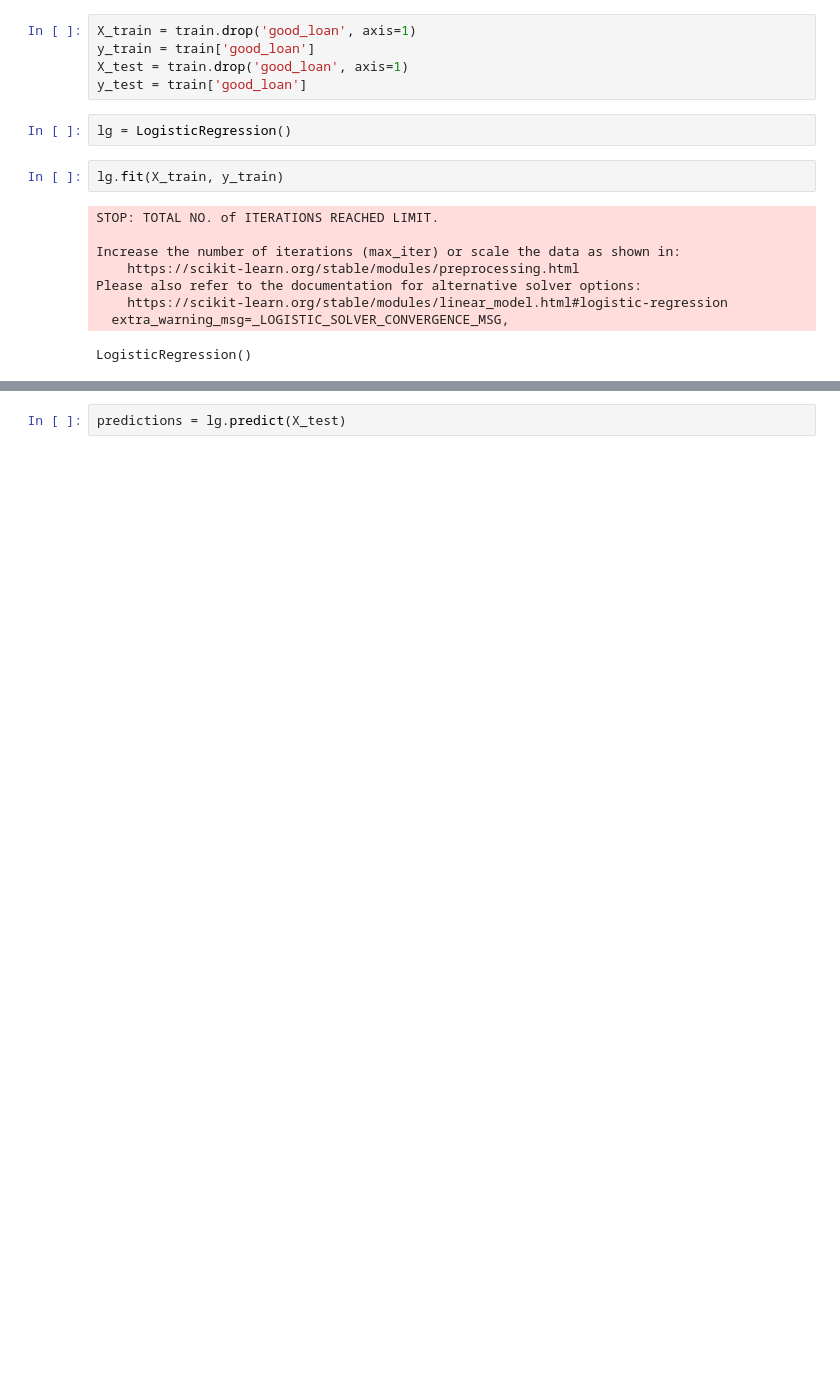
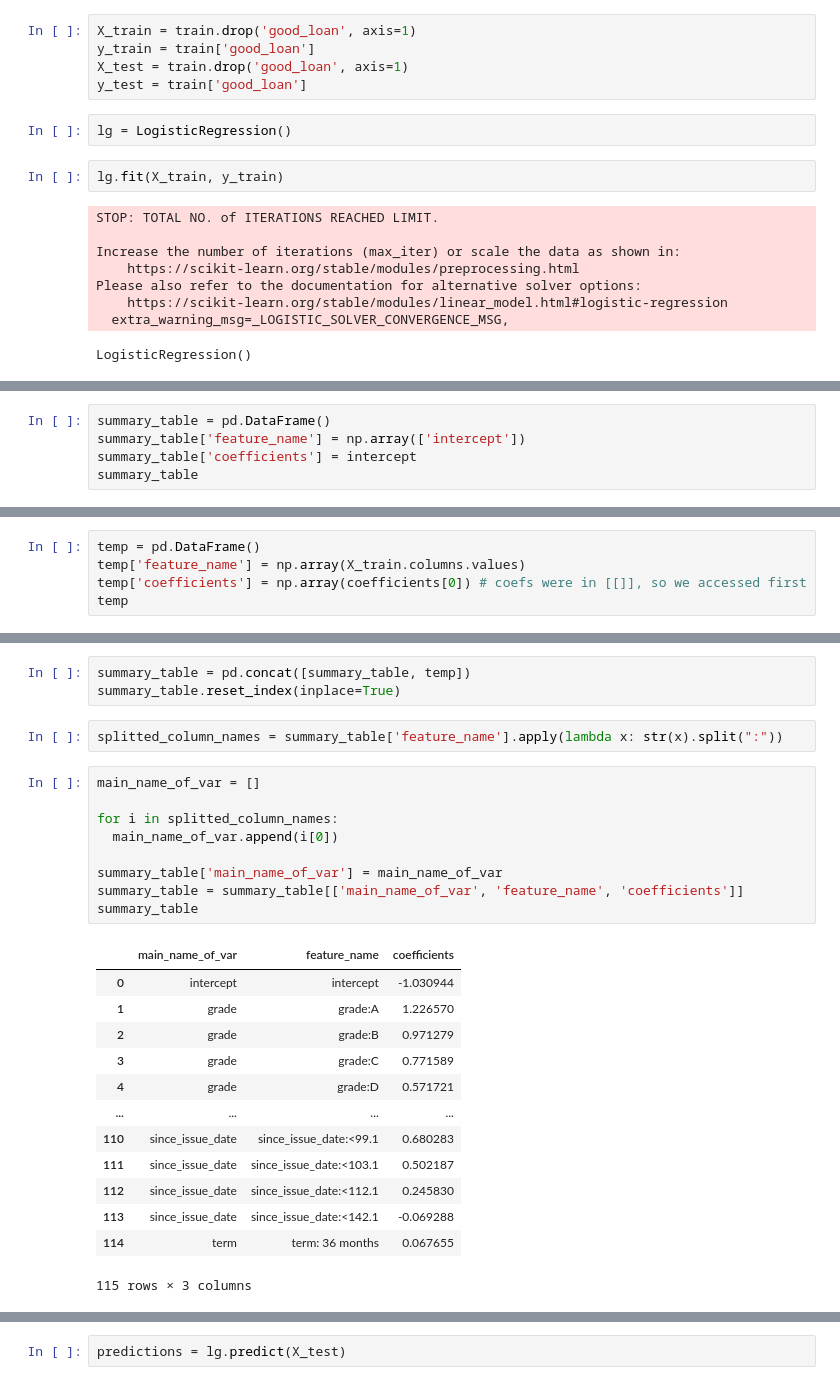
Before and after one commit to EmilSeyfullayev/Credit_Risk_Modeling_in_Python, a Jupyter notebook: Modeling.ipynb, the cells around one changed output, grey strips where cells are left out. Cells and saved outputs as stored; diff of their text form; blank space fills up the shorter version.

```diff
--- a/Modeling.ipynb
+++ b/Modeling.ipynb
@@ -116,0 +100,5 @@ LogisticRegression()
+# %%
+summary_table = pd.DataFrame()
+summary_table['feature_name'] = np.array(['intercept'])
+summary_table['coefficients'] = intercept
+summary_table
@@ -116,0 +108,5 @@ LogisticRegression()
+# %%
+temp = pd.DataFrame()
+temp['feature_name'] = np.array(X_train.columns.values)
+temp['coefficients'] = np.array(coefficients[0]) # coefs were in [[]], so we accessed first
+temp
@@ -116,0 +127,28 @@ LogisticRegression()
+# %%
+summary_table = pd.concat([summary_table, temp])
+summary_table.reset_index(inplace=True)
+# %%
+splitted_column_names = summary_table['feature_name'].apply(lambda x: str(x).split(":"))
+# %%
+main_name_of_var = []
+
+for i in splitted_column_names:
+  main_name_of_var.append(i[0])
+
+summary_table['main_name_of_var'] = main_name_of_var
+summary_table = summary_table[['main_name_of_var', 'feature_name', 'coefficients']]
+summary_table
+# %% [output]
+|  | main_name_of_var | feature_name | coefficients |
+| 0 | intercept | intercept | -1.030944 |
+| 1 | grade | grade:A | 1.226570 |
+| 2 | grade | grade:B | 0.971279 |
+| 3 | grade | grade:C | 0.771589 |
+| 4 | grade | grade:D | 0.571721 |
+| ... | ... | ... | ... |
+| 110 | since_issue_date | since_issue_date:<99.1 | 0.680283 |
+| 111 | since_issue_date | since_issue_date:<103.1 | 0.502187 |
+| 112 | since_issue_date | since_issue_date:<112.1 | 0.245830 |
+| 113 | since_issue_date | since_issue_date:<142.1 | -0.069288 |
+| 114 | term | term: 36 months | 0.067655 |
+115 rows × 3 columns
```
Also changed, not shown: parts of 22 cells of this notebook.
